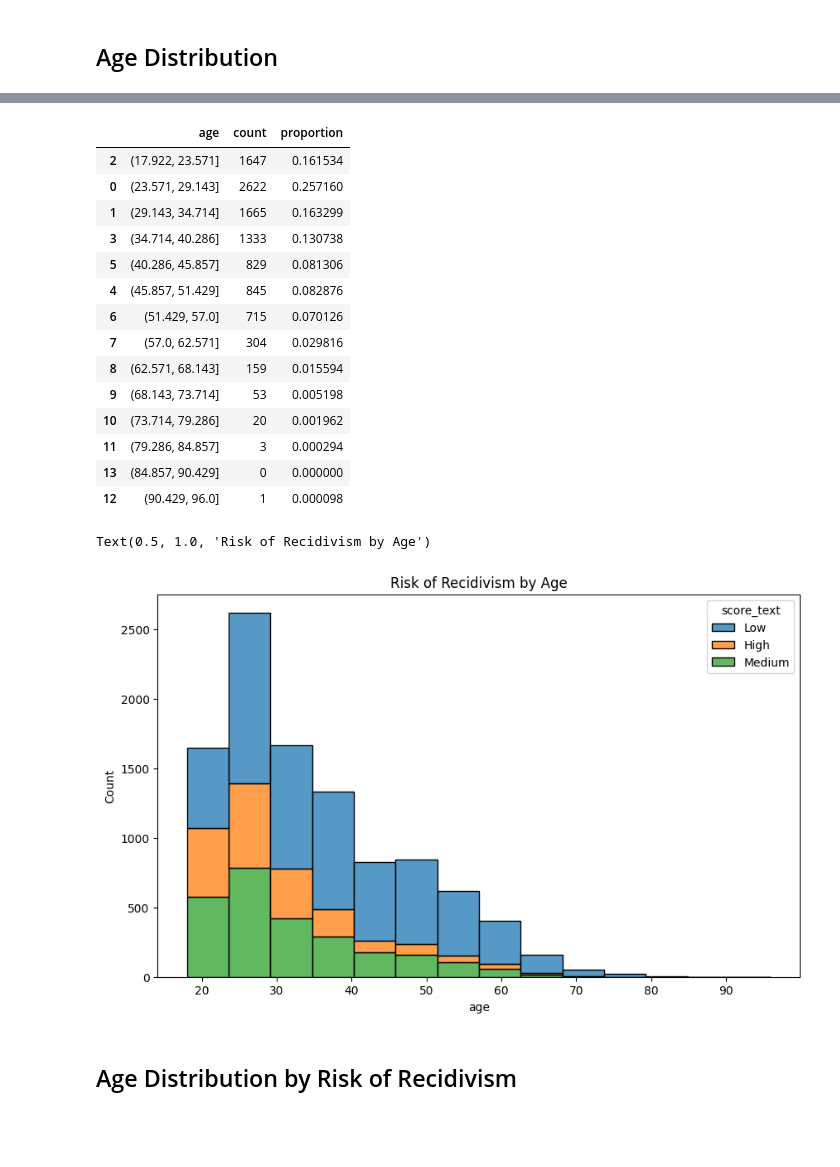
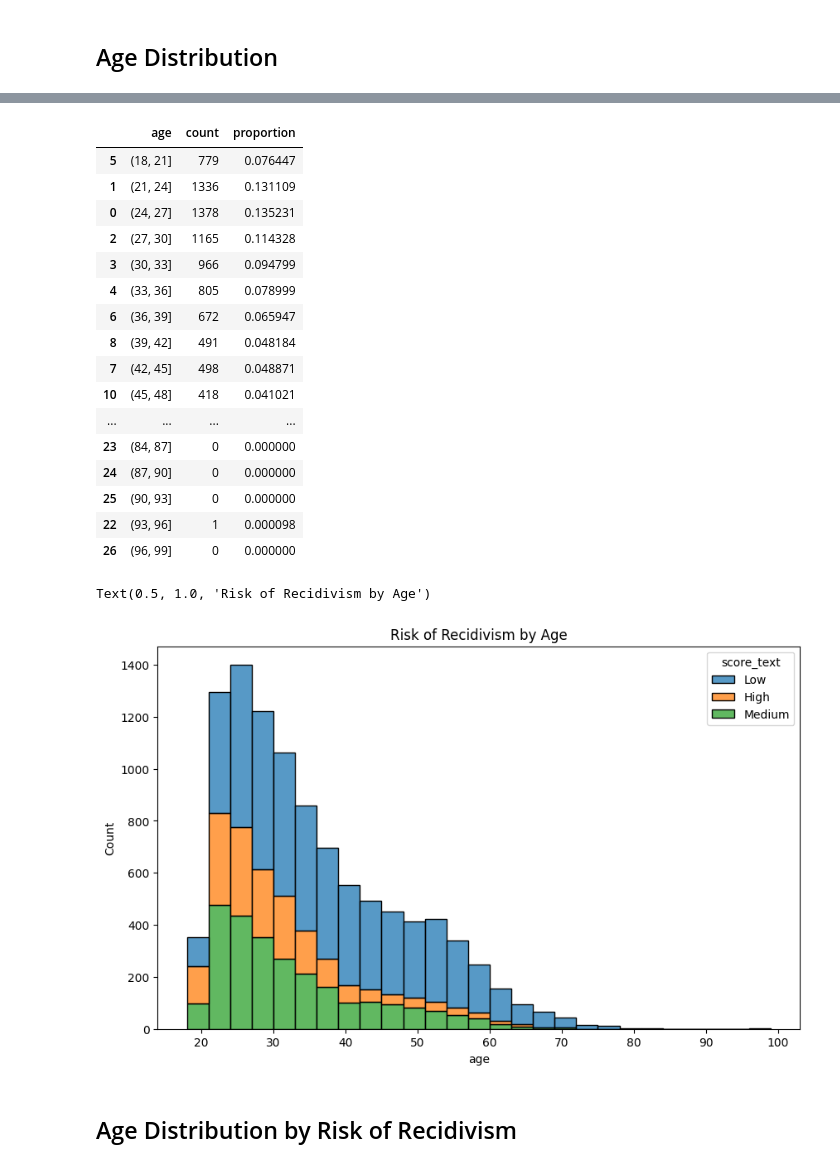
Before and after one commit to chance-roberts/DATA6550-Bias, a Jupyter notebook: Code/Roberts/RobertsC_Module1_Bias.ipynb, the cells around one changed output, grey strips where cells are left out. Saved outputs shown, nothing was run; the diff lists cells and outputs as text; code cells hidden in the pictures; blank space fills up the shorter version.

```diff
--- a/Code/Roberts/RobertsC_Module1_Bias.ipynb
+++ b/Code/Roberts/RobertsC_Module1_Bias.ipynb
@@ -64,33 +87,35 @@ utils.sns.histplot(df_non_dup['age'], bins = 14)
 # %%
 #Create a table that contains the count for each bin
-age_bins = utils.pd.cut(df_non_dup['age'], bins=14)
+age_bins = utils.pd.cut(df_non_dup['age'], bins = bins_3_year)
 age_bins_table = age_bins.value_counts().reset_index()
 age_bins_table['proportion'] = age_bins_table['count'] / age_bins_table['count'].sum()
 age_bins_table.sort_values('age')
 # %% [output]
 |  | age | count | proportion |
-| 2 | (17.922, 23.571] | 1647 | 0.161534 |
-| 0 | (23.571, 29.143] | 2622 | 0.257160 |
-| 1 | (29.143, 34.714] | 1665 | 0.163299 |
-| 3 | (34.714, 40.286] | 1333 | 0.130738 |
-| 5 | (40.286, 45.857] | 829 | 0.081306 |
-| 4 | (45.857, 51.429] | 845 | 0.082876 |
-| 6 | (51.429, 57.0] | 715 | 0.070126 |
-| 7 | (57.0, 62.571] | 304 | 0.029816 |
-| 8 | (62.571, 68.143] | 159 | 0.015594 |
-| 9 | (68.143, 73.714] | 53 | 0.005198 |
-| 10 | (73.714, 79.286] | 20 | 0.001962 |
-| 11 | (79.286, 84.857] | 3 | 0.000294 |
-| 13 | (84.857, 90.429] | 0 | 0.000000 |
-| 12 | (90.429, 96.0] | 1 | 0.000098 |
+| 5 | (18, 21] | 779 | 0.076447 |
+| 1 | (21, 24] | 1336 | 0.131109 |
+| 0 | (24, 27] | 1378 | 0.135231 |
+| 2 | (27, 30] | 1165 | 0.114328 |
+| 3 | (30, 33] | 966 | 0.094799 |
+| 4 | (33, 36] | 805 | 0.078999 |
+| 6 | (36, 39] | 672 | 0.065947 |
+| 8 | (39, 42] | 491 | 0.048184 |
+| 7 | (42, 45] | 498 | 0.048871 |
+| 10 | (45, 48] | 418 | 0.041021 |
+| ... | ... | ... | ... |
+| 23 | (84, 87] | 0 | 0.000000 |
+| 24 | (87, 90] | 0 | 0.000000 |
+| 25 | (90, 93] | 0 | 0.000000 |
+| 22 | (93, 96] | 1 | 0.000098 |
+| 26 | (96, 99] | 0 | 0.000000 |
 # %%
 #Visualize the age distribution with 'score_text' as hue
 utils.plt.figure(figsize=(10, 6))
-utils.sns.histplot(df_non_dup, x='age', hue='score_text', bins=14, multiple='stack')
+utils.sns.histplot(df_non_dup, x='age', hue='score_text', bins = bins_3_year, multiple='stack')
 utils.plt.title('Risk of Recidivism by Age')
 # %% [output]
 Text(0.5, 1.0, 'Risk of Recidivism by Age')
-[figure, old version]
+[figure, new version]
 # %% [markdown]
 ## Age Distribution by Risk of Recidivism
 # %%
```
Also changed, not shown: parts of 21 cells of this notebook.
